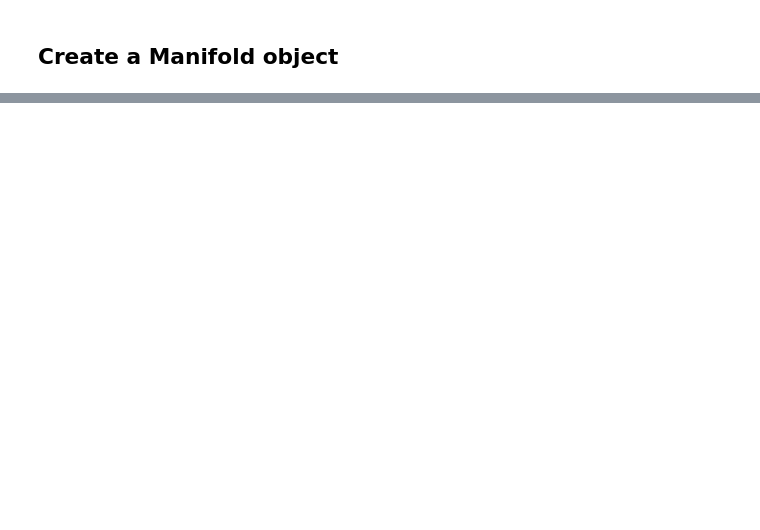
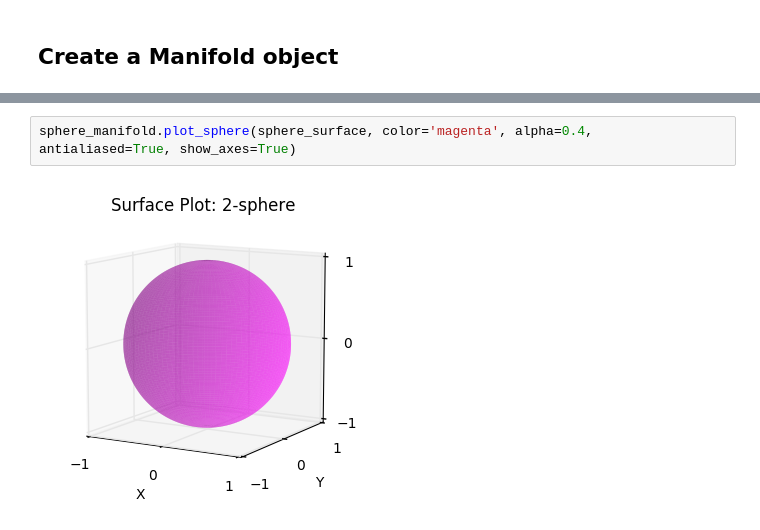
Before and after one commit to hankbesser/brownian-manifold, a Jupyter notebook: notebook_examples/manifold_example.ipynb, the cells around one changed output, grey strips where cells are left out. Saved outputs shown, nothing was run; the diff lists cells and outputs as text; blank space fills up the shorter version.

```diff
--- a/notebook_examples/manifold_example.ipynb
+++ b/notebook_examples/manifold_example.ipynb
@@ -27,0 +57,4 @@ ImportError: cannot import name 'Diffusion'
+# %%
+sphere_manifold.plot_sphere(sphere_surface, color='magenta', alpha=0.4, antialiased=True, show_axes=True)
+# %% [output]
+[figure, added]
```
Also changed, not shown: parts of 15 cells of this notebook, 4 other files.
